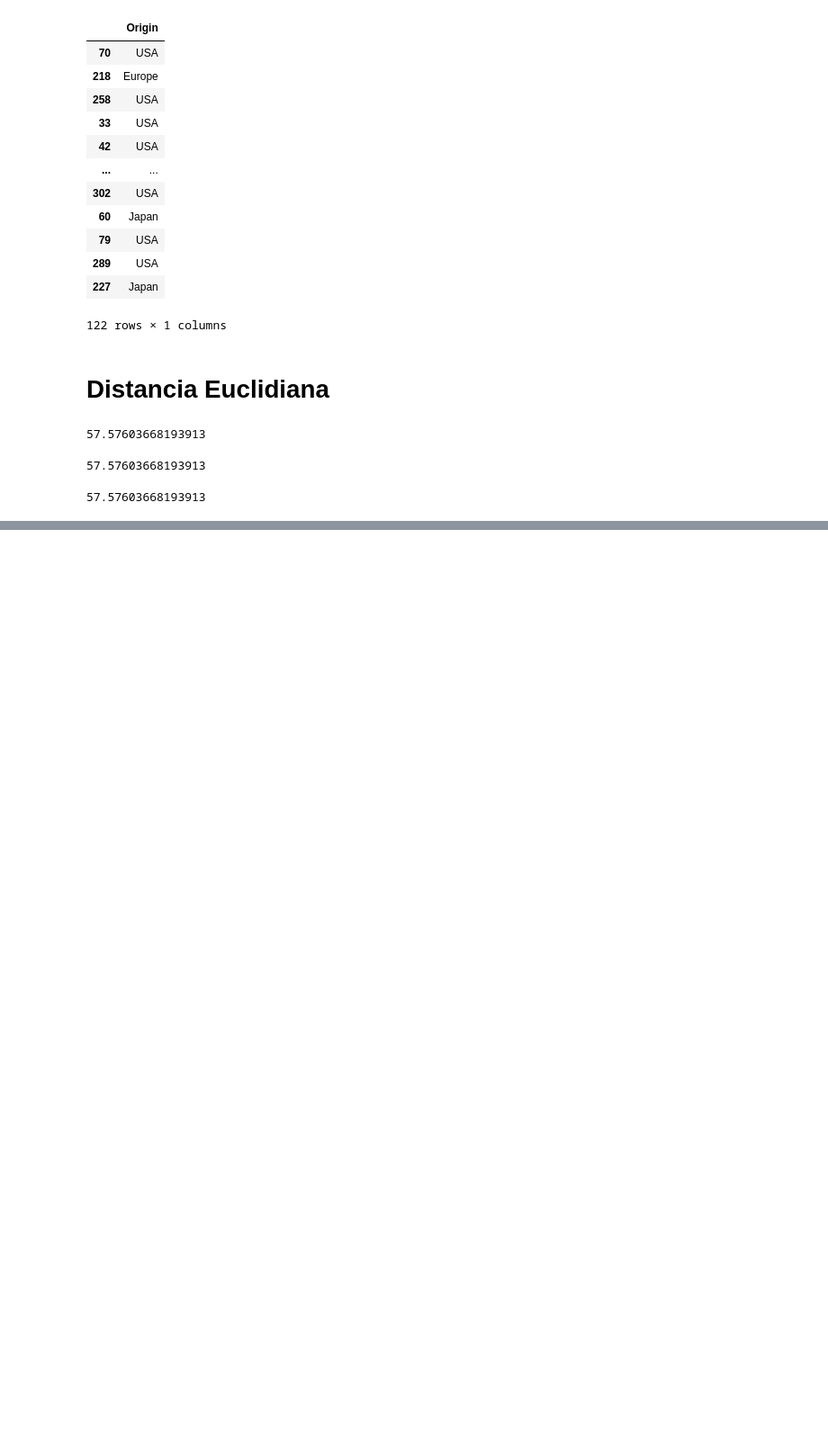
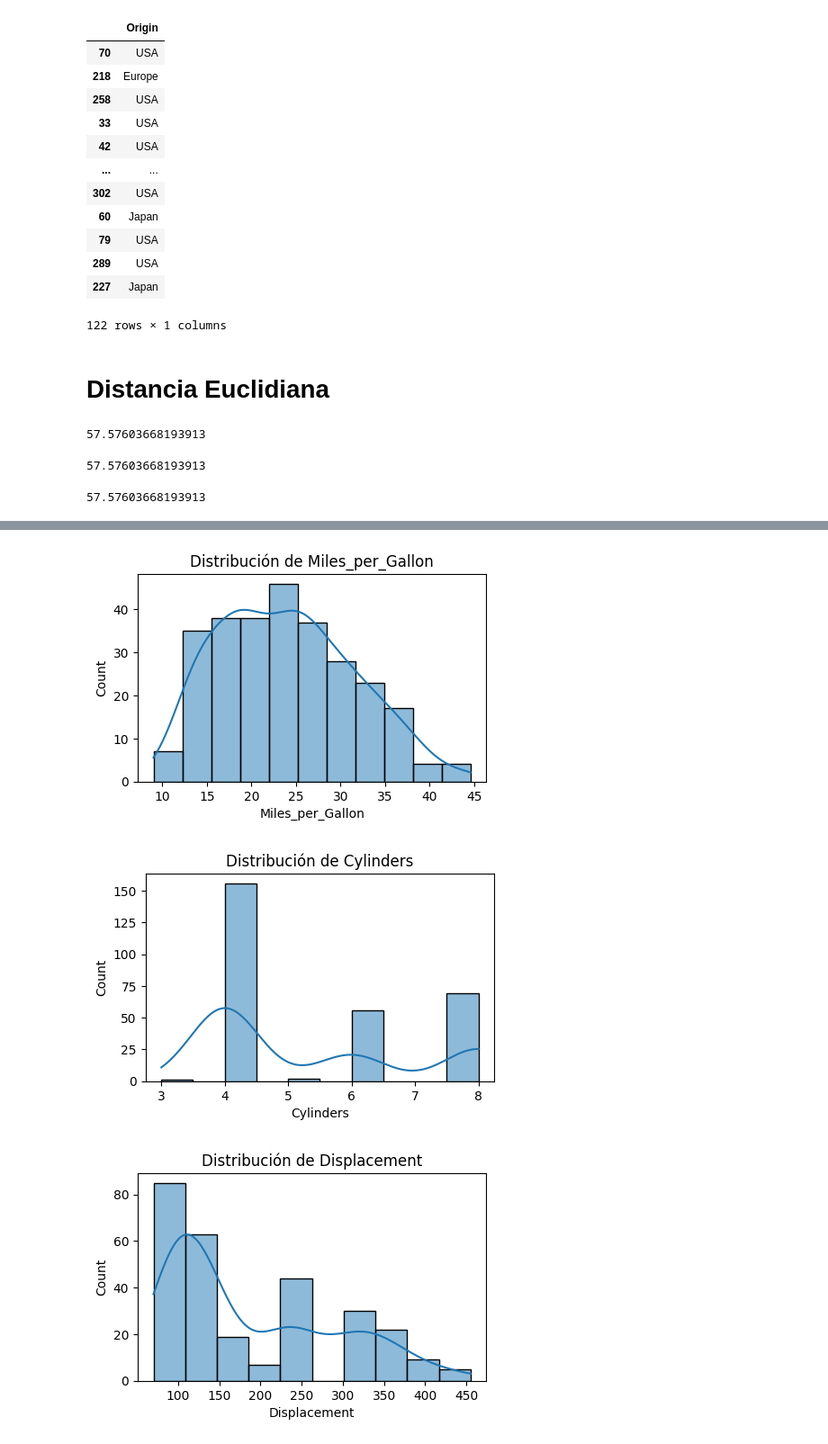
Before and after one commit to LCaravaggio/EscueladeInnovacion, a Jupyter notebook: Train_Test_y_Distancia.ipynb, the cells around one changed output, grey strips where cells are left out. Shown at 90% size. Cells and saved outputs as stored; diff of their text form; code cells hidden in the pictures; blank space fills up the shorter version.

```diff
--- a/Train_Test_y_Distancia.ipynb
+++ b/Train_Test_y_Distancia.ipynb
@@ -119,0 +195,12 @@ euclidean_distance(point1, point2)
+# %%
+# Análisis de distribución
+# Usando seaborn para visualizar la distribución de algunas columnas
+for column in X_train.select_dtypes(include=[np.number]).columns:
+    plt.figure(figsize=(5, 3))
+    sns.histplot(X_train[column], kde=True)
+    plt.title(f'Distribución de {column}')
+    plt.show()
+# %% [output]
+[figure, added]
+[figure, added]
+[figure, added]
```
Also changed, not shown: parts of 10 cells of this notebook.
